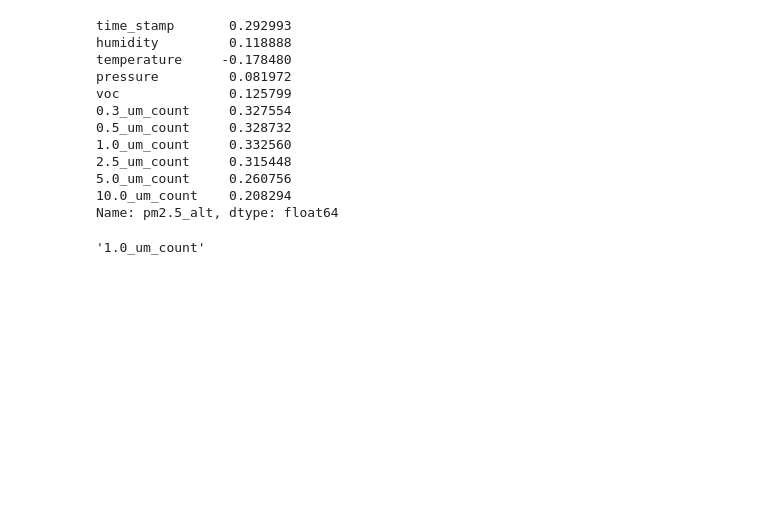
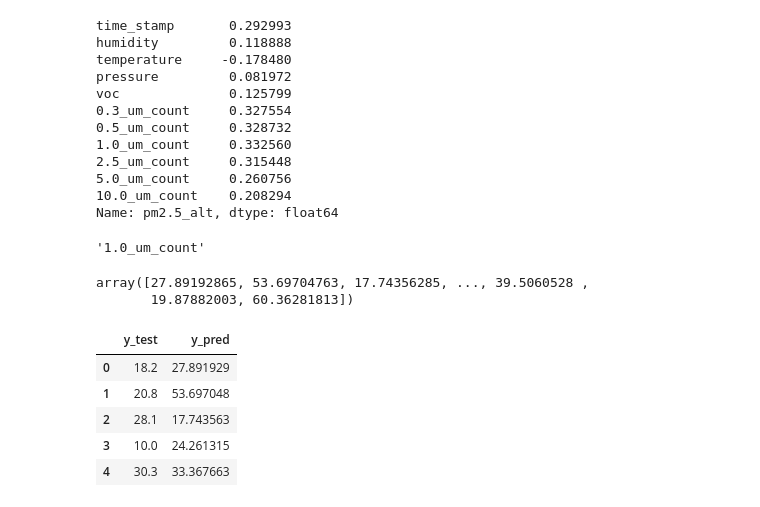
Before and after one commit to dolaemonngeong/BigData_Airbender, a Jupyter notebook: processingData.ipynb, the cells around one changed output. Saved outputs shown, nothing was run; the diff lists cells and outputs as text; code cells hidden in the pictures; blank space fills up the shorter version.

```diff
--- a/processingData.ipynb
+++ b/processingData.ipynb
@@ -326,3 +326,18 @@ most_influential = pm_corr.abs().idxmax()
 most_influential
 # %% [output]
 '1.0_um_count'
+# %%
+y_pred
+# %% [output]
+array([27.89192865, 53.69704763, 17.74356285, ..., 39.5060528 ,
+       19.87882003, 60.36281813])
+# %%
+evaluate = pd.DataFrame({"y_test":y_test, "y_pred":y_pred})
+evaluate.head()
+# %% [output]
+|  | y_test | y_pred |
+| 0 | 18.2 | 27.891929 |
+| 1 | 20.8 | 53.697048 |
+| 2 | 28.1 | 17.743563 |
+| 3 | 10.0 | 24.261315 |
+| 4 | 30.3 | 33.367663 |
```
Also changed, not shown: parts of 1 cell of this notebook, 1 other file.
